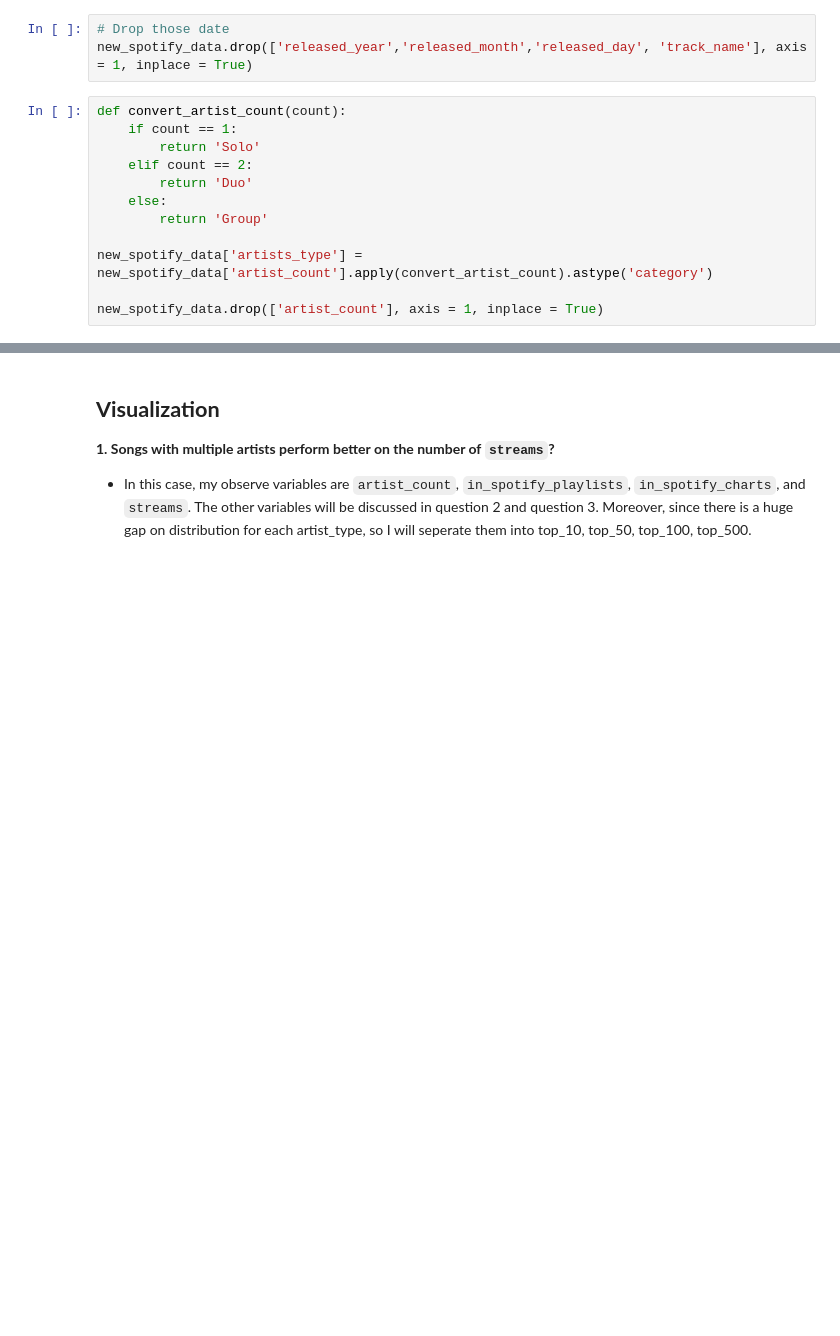
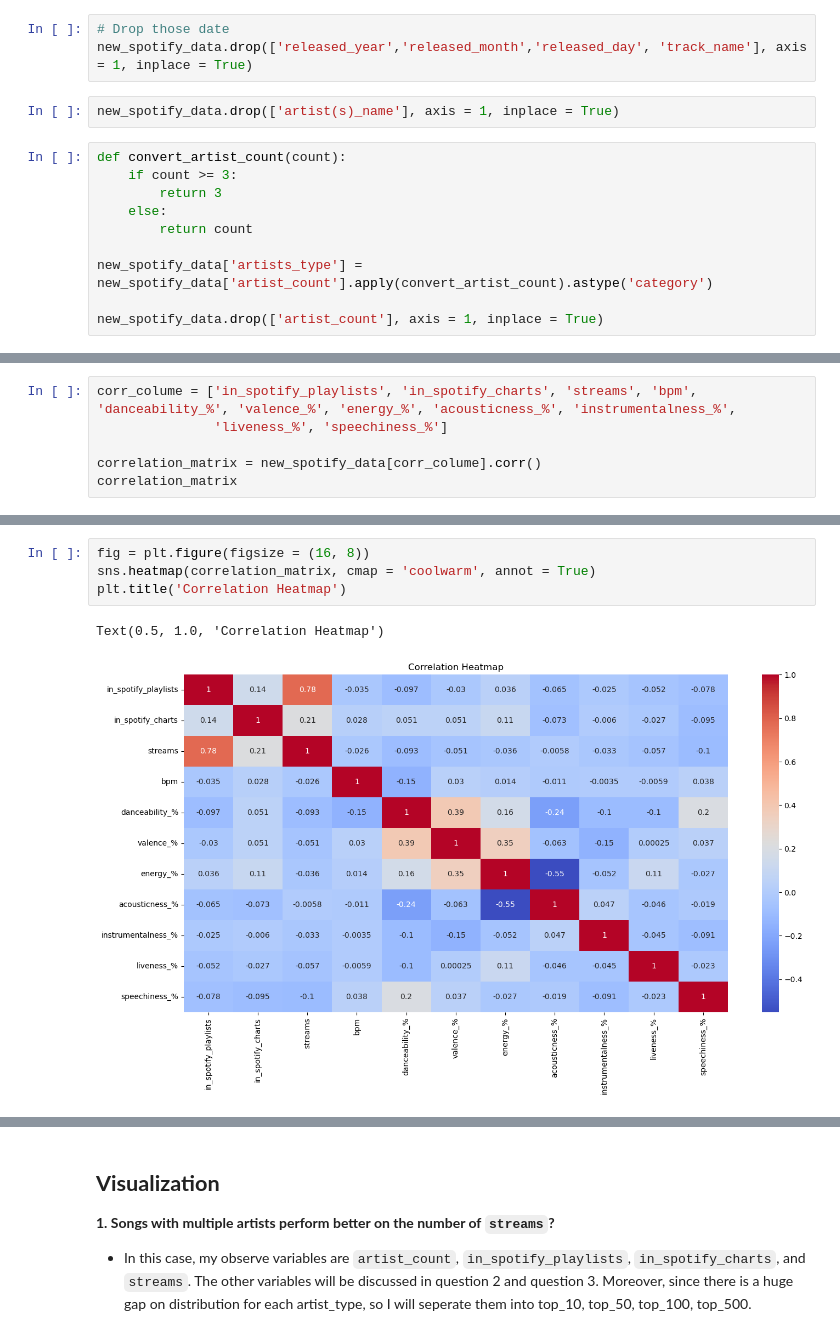
Before and after one commit to low122/Spotify-music-trend, a Jupyter notebook: spotifyAnalysis.ipynb, the cells around one changed output, grey strips where cells are left out. Cells and saved outputs as stored; diff of their text form; blank space fills up the shorter version.

```diff
--- a/spotifyAnalysis.ipynb
+++ b/spotifyAnalysis.ipynb
@@ -236,14 +246,14 @@ new_spotify_data['released_date'] = new_spotify_data.loc[:, 'released_year':'rel
 # %%
 # Drop those date
 new_spotify_data.drop(['released_year','released_month','released_day', 'track_name'], axis = 1, inplace = True)
+# %%
+new_spotify_data.drop(['artist(s)_name'], axis = 1, inplace = True)
 # %%
 def convert_artist_count(count):
-    if count == 1:
-        return 'Solo'
-    elif count == 2:
-        return 'Duo'
+    if count >= 3:
+        return 3
     else:
-        return 'Group'
+        return count
 
 new_spotify_data['artists_type'] = new_spotify_data['artist_count'].apply(convert_artist_count).astype('category')
 
@@ -250,0 +300,6 @@ new_spotify_data.drop(['artist_count'], axis = 1, inplace = True)
+# %%
+corr_colume = ['in_spotify_playlists', 'in_spotify_charts', 'streams', 'bpm', 'danceability_%', 'valence_%', 'energy_%', 'acousticness_%', 'instrumentalness_%',
+               'liveness_%', 'speechiness_%']
+
+correlation_matrix = new_spotify_data[corr_colume].corr()
+correlation_matrix
@@ -250,0 +319,7 @@ new_spotify_data.drop(['artist_count'], axis = 1, inplace = True)
+# %%
+fig = plt.figure(figsize = (16, 8))
+sns.heatmap(correlation_matrix, cmap = 'coolwarm', annot = True)
+plt.title('Correlation Heatmap')
+# %% [output]
+Text(0.5, 1.0, 'Correlation Heatmap')
+[figure, added]
```
Also changed, not shown: parts of 24 cells of this notebook.
